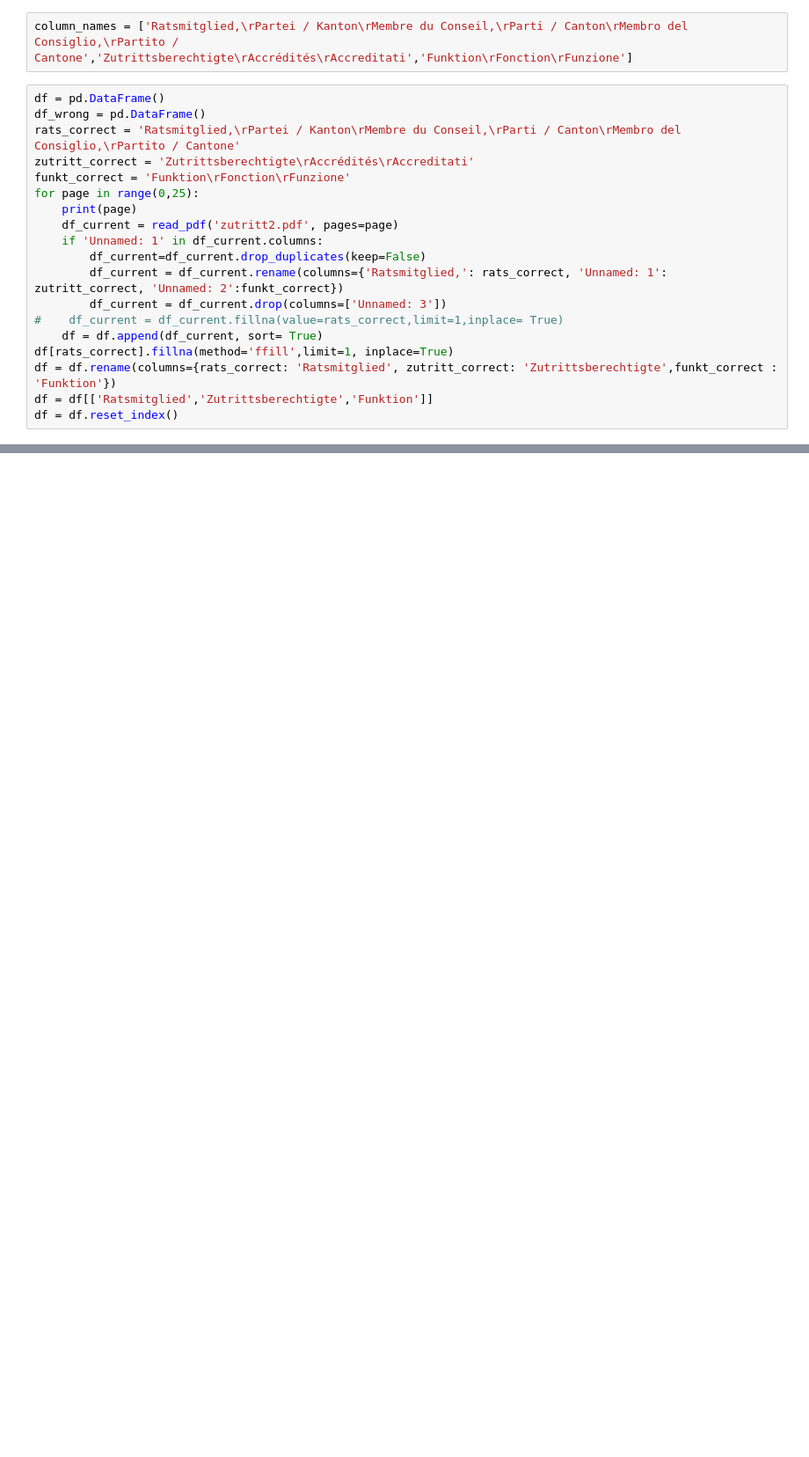
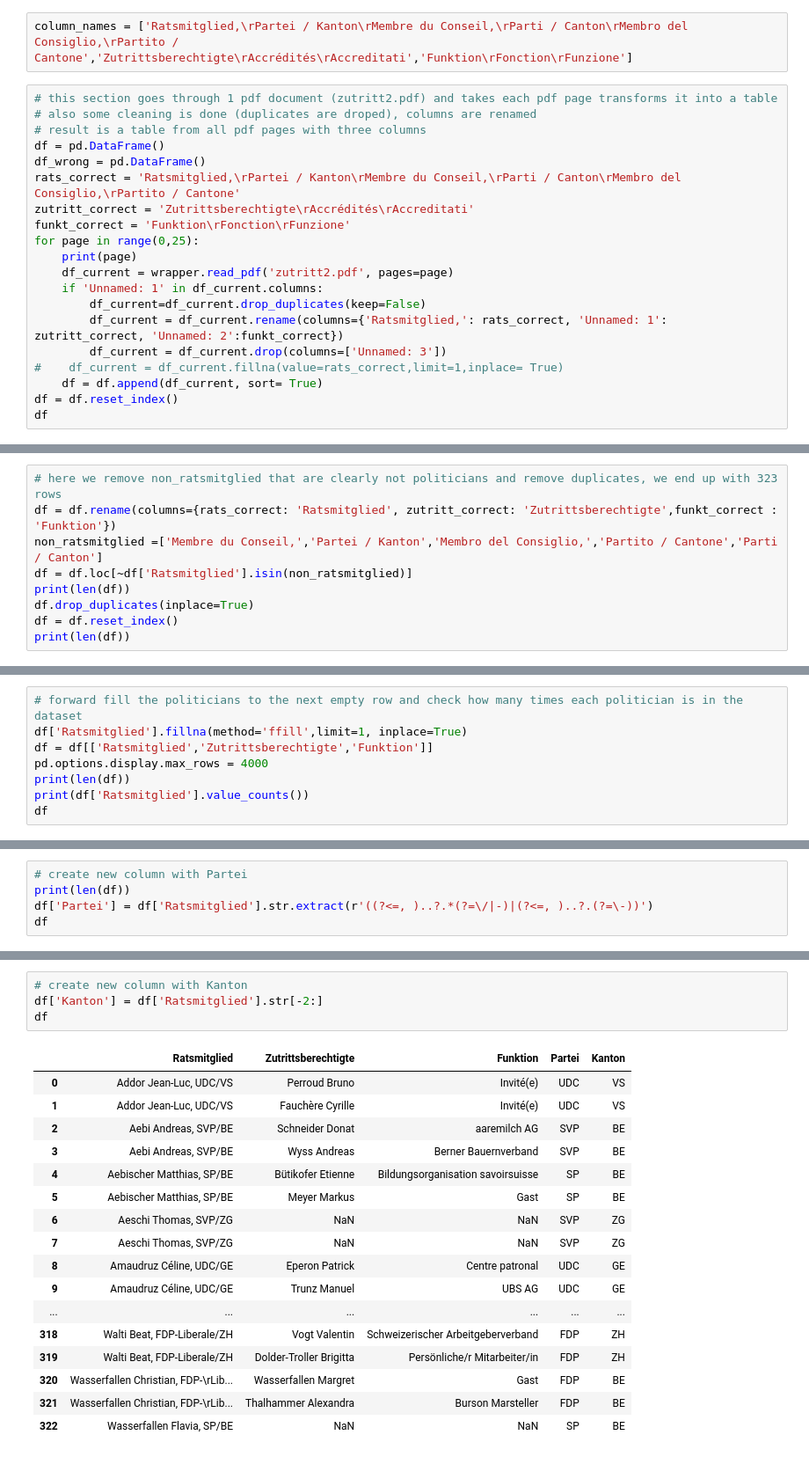
Before and after one commit to danielbarco/Swiss_Parliament_Network, a Jupyter notebook: Swiss_Parliament_Network_Analysis.ipynb, the cells around one changed output, grey strips where cells are left out. Shown: that part at 88% size. Drawn from its saved outputs; the diff is of its cells as text; blank space fills up the shorter version.

```diff
--- a/Swiss_Parliament_Network_Analysis.ipynb
+++ b/Swiss_Parliament_Network_Analysis.ipynb
@@ -20,6 +12,9 @@ def clean_columns(df):
 # %%
 column_names = ['Ratsmitglied,\rPartei / Kanton\rMembre du Conseil,\rParti / Canton\rMembro del Consiglio,\rPartito / Cantone','Zutrittsberechtigte\rAccrédités\rAccreditati','Funktion\rFonction\rFunzione']
 # %%
+# this section goes through 1 pdf document (zutritt2.pdf) and takes each pdf page transforms it into a table
+# also some cleaning is done (duplicates are droped), columns are renamed
+# result is a table from all pdf pages with three columns
 df = pd.DataFrame()
 df_wrong = pd.DataFrame()
 rats_correct = 'Ratsmitglied,\rPartei / Kanton\rMembre du Conseil,\rParti / Canton\rMembro del Consiglio,\rPartito / Cantone'
@@ -27,17 +22,15 @@ zutritt_correct = 'Zutrittsberechtigte\rAccrédités\rAccreditati'
 funkt_correct = 'Funktion\rFonction\rFunzione'
 for page in range(0,25):
     print(page)
-    df_current = read_pdf('zutritt2.pdf', pages=page)
+    df_current = wrapper.read_pdf('zutritt2.pdf', pages=page)
     if 'Unnamed: 1' in df_current.columns:
         df_current=df_current.drop_duplicates(keep=False)
         df_current = df_current.rename(columns={'Ratsmitglied,': rats_correct, 'Unnamed: 1': zutritt_correct, 'Unnamed: 2':funkt_correct})
         df_current = df_current.drop(columns=['Unnamed: 3'])
 #    df_current = df_current.fillna(value=rats_correct,limit=1,inplace= True)
     df = df.append(df_current, sort= True)
-df[rats_correct].fillna(method='ffill',limit=1, inplace=True)
-df = df.rename(columns={rats_correct: 'Ratsmitglied', zutritt_correct: 'Zutrittsberechtigte',funkt_correct : 'Funktion'})
-df = df[['Ratsmitglied','Zutrittsberechtigte','Funktion']]
 df = df.reset_index()
+df
 # %% [output]
 0
 1
@@ -89,0 +69,9 @@ df
+# %%
+# here we remove non_ratsmitglied that are clearly not politicians and remove duplicates, we end up with 323 rows
+df = df.rename(columns={rats_correct: 'Ratsmitglied', zutritt_correct: 'Zutrittsberechtigte',funkt_correct : 'Funktion'})
+non_ratsmitglied =['Membre du Conseil,','Partei / Kanton','Membro del Consiglio,','Partito / Cantone','Parti / Canton']
+df = df.loc[~df['Ratsmitglied'].isin(non_ratsmitglied)]
+print(len(df))
+df.drop_duplicates(inplace=True)
+df = df.reset_index()
+print(len(df))
@@ -89,0 +81,8 @@ df
+# %%
+# forward fill the politicians to the next empty row and check how many times each politician is in the dataset
+df['Ratsmitglied'].fillna(method='ffill',limit=1, inplace=True)
+df = df[['Ratsmitglied','Zutrittsberechtigte','Funktion']]
+pd.options.display.max_rows = 4000
+print(len(df))
+print(df['Ratsmitglied'].value_counts())
+df
@@ -89,0 +165,5 @@ df
+# %%
+# create new column with Partei
+print(len(df))
+df['Partei'] = df['Ratsmitglied'].str.extract(r'((?<=, )..?.*(?=\/|-)|(?<=, )..?.(?=\-))')
+df
@@ -89,0 +185,22 @@ df
+# %%
+# create new column with Kanton
+df['Kanton'] = df['Ratsmitglied'].str[-2:]
+df
+# %% [output]
+|  | Ratsmitglied | Zutrittsberechtigte | Funktion | Partei | Kanton |
+| 0 | Addor Jean-Luc, UDC/VS | Perroud Bruno | Invité(e) | UDC | VS |
+| 1 | Addor Jean-Luc, UDC/VS | Fauchère Cyrille | Invité(e) | UDC | VS |
+| 2 | Aebi Andreas, SVP/BE | Schneider Donat | aaremilch AG | SVP | BE |
+| 3 | Aebi Andreas, SVP/BE | Wyss Andreas | Berner Bauernverband | SVP | BE |
+| 4 | Aebischer Matthias, SP/BE | Bütikofer Etienne | Bildungsorganisation savoirsuisse | SP | BE |
+| 5 | Aebischer Matthias, SP/BE | Meyer Markus | Gast | SP | BE |
+| 6 | Aeschi Thomas, SVP/ZG | NaN | NaN | SVP | ZG |
+| 7 | Aeschi Thomas, SVP/ZG | NaN | NaN | SVP | ZG |
+| 8 | Amaudruz Céline, UDC/GE | Eperon Patrick | Centre patronal | UDC | GE |
+| 9 | Amaudruz Céline, UDC/GE | Trunz Manuel | UBS AG | UDC | GE |
+| ... | ... | ... | ... | ... | ... |
+| 318 | Walti Beat, FDP-Liberale/ZH | Vogt Valentin | Schweizerischer Arbeitgeberverband | FDP | ZH |
+| 319 | Walti Beat, FDP-Liberale/ZH | Dolder-Troller Brigitta | Persönliche/r Mitarbeiter/in | FDP | ZH |
+| 320 | Wasserfallen Christian, FDP-\rLib... | Wasserfallen Margret | Gast | FDP | BE |
+| 321 | Wasserfallen Christian, FDP-\rLib... | Thalhammer Alexandra | Burson Marsteller | FDP | BE |
+| 322 | Wasserfallen Flavia, SP/BE | NaN | NaN | SP | BE |
```
Also changed, not shown: parts of 13 cells of this notebook.
